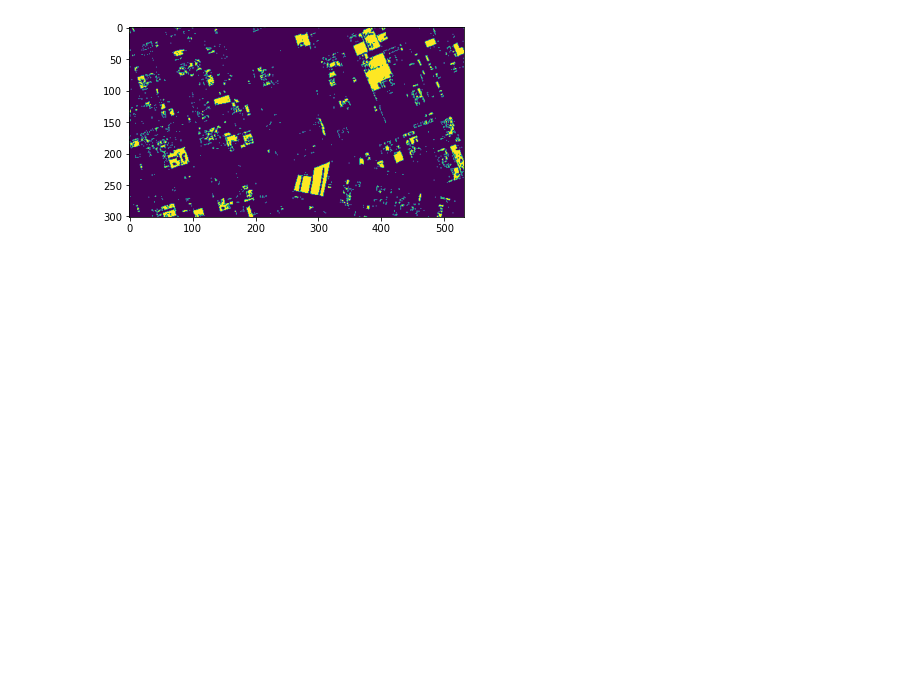
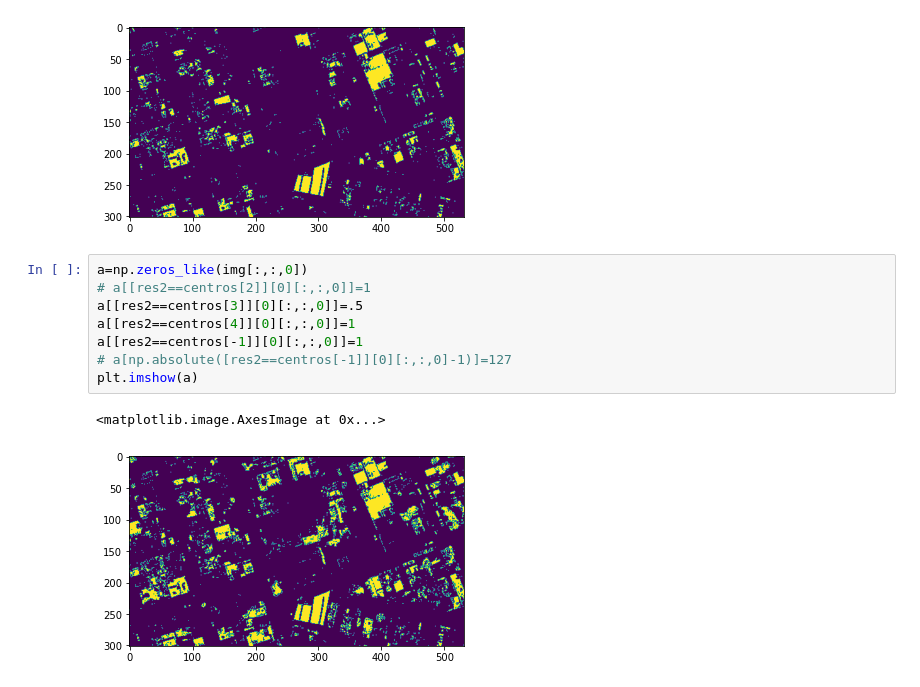
Before and after one commit to DiosLara/Newst_codes, a Jupyter notebook: Detecciondeterrenos/3d_segunda.ipynb, the cells around one changed output. Cells and saved outputs as stored; diff of their text form; blank space fills up the shorter version.

```diff
--- a/Detecciondeterrenos/3d_segunda.ipynb
+++ b/Detecciondeterrenos/3d_segunda.ipynb
@@ -318,3 +315,14 @@ for i in range(len(centros)):
 [figure]
 [figure]
 [figure]
+# %%
+a=np.zeros_like(img[:,:,0])
+# a[[res2==centros[2]][0][:,:,0]]=1
+a[[res2==centros[3]][0][:,:,0]]=.5
+a[[res2==centros[4]][0][:,:,0]]=1
+a[[res2==centros[-1]][0][:,:,0]]=1
+# a[np.absolute([res2==centros[-1]][0][:,:,0]-1)]=127
+plt.imshow(a)
+# %% [output]
+<matplotlib.image.AxesImage at 0x...>
+[figure, added]
```
Also changed, not shown: parts of 21 cells of this notebook.
